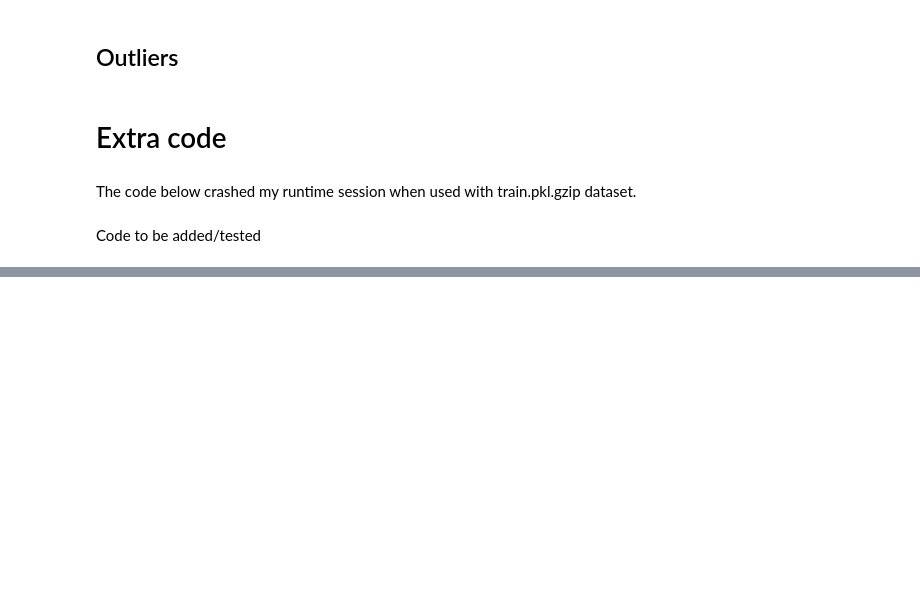
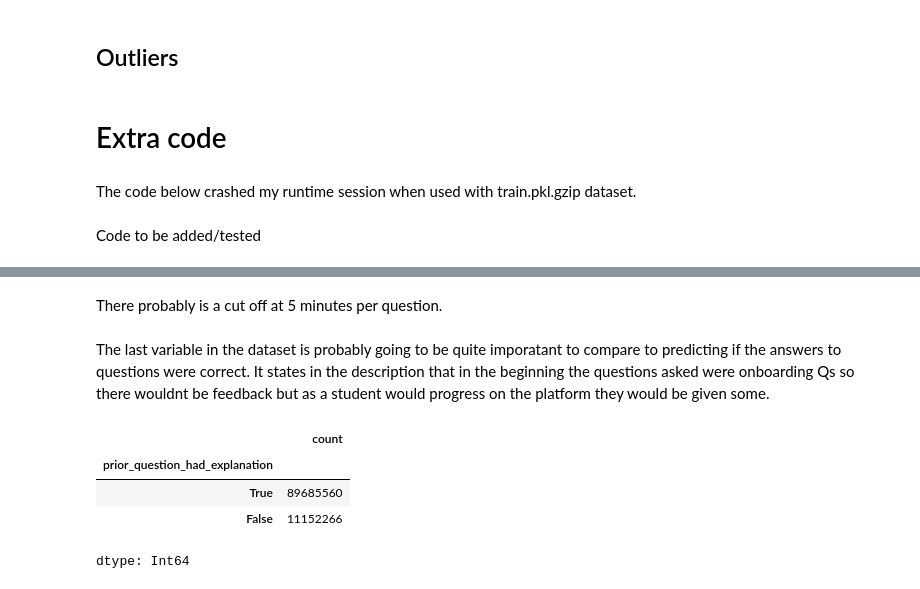
Before and after one commit to theresaskruzna/riiid_knowledge_tracing, a Jupyter notebook: 01_Data_Exploration.ipynb, the cells around one changed output, grey strips where cells are left out. Cells and saved outputs as stored; diff of their text form; code cells hidden in the pictures; blank space fills up the shorter version.

```diff
--- a/01_Data_Exploration.ipynb
+++ b/01_Data_Exploration.ipynb
@@ -610,0 +693,12 @@ print(train_df.content_type_id.value_counts())
+# %% [markdown]
+There probably is a cut off at 5 minutes per question.
+# %% [markdown]
+The last variable in the dataset is probably going to be quite imporatant to compare to predicting if the answers to questions were correct. It states in the description that in the beginning the questions asked were onboarding Qs so there wouldnt be feedback but as a student would progress on the platform they would be given some.
+# %%
+train_df.prior_question_had_explanation.value_counts()
+# %% [output]
+|  | count |
+| prior_question_had_explanation |  |
+| True | 89685560 |
+| False | 11152266 |
+dtype: Int64
```
Also changed, not shown: parts of 19 cells of this notebook.
